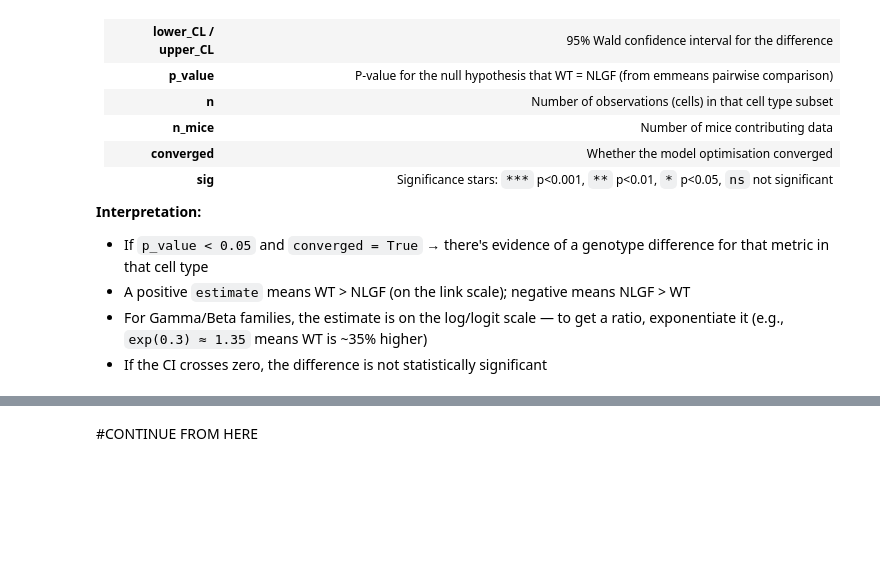
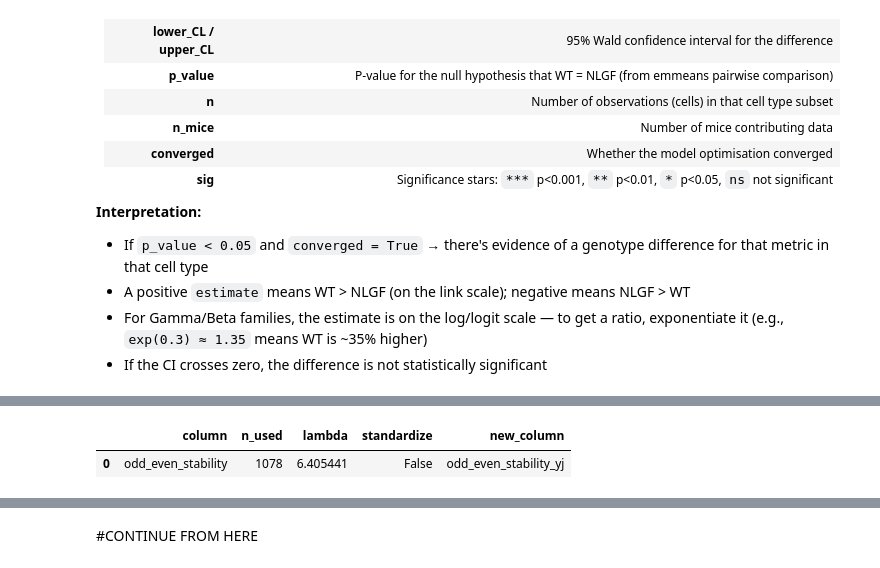
Before and after one commit to lkatsouri/NLGF_ephys_AXONA_data, a Jupyter notebook: ephys_openField_analysis.ipynb, the cells around one changed output, grey strips where cells are left out. Saved outputs shown, nothing was run; the diff lists cells and outputs as text; code cells hidden in the pictures; blank space fills up the shorter version.

```diff
--- a/ephys_openField_analysis.ipynb
+++ b/ephys_openField_analysis.ipynb
@@ -569,53 +1953,54 @@ FileNotFoundError: [Errno 2] No such file or directory: '/Users/loukia/UCL Dropb
 # %%
-import numpy as np
-import pandas as pd
-from sklearn.preprocessing import PowerTransformer
+# import numpy as np
+# import pandas as pd
+# from sklearn.preprocessing import PowerTransformer
 
-yj_cols = ["theta_modulation", "odd_even_stability"]
+# yj_cols = ["theta_modulation", "odd_even_stability"]
 
-def add_yeo_johnson_columns(df: pd.DataFrame, cols, suffix="_yj", standardize=False):
-    """
-    Adds Yeo–Johnson transformed versions of cols to df as <col><suffix>.
-    Returns (df_out, lambda_table_df)
-    """
-    df_out = df.copy()
-    lambda_rows = []
+# def add_yeo_johnson_columns(df: pd.DataFrame, cols, suffix="_yj", standardize=False):
+#     """
+#     Adds Yeo–Johnson transformed versions of cols to df as <col><suffix>.
+#     Returns (df_out, lambda_table_df)
+#     """
+#     df_out = df.copy()
+#     lambda_rows = []
 
-    for col in cols:
-        if col not in df_out.columns:
-            print(f"Skipping {col}: not in dataframe")
-            continue
+#     for col in cols:
+#         if col not in df_out.columns:
+#             print(f"Skipping {col}: not in dataframe")
+#             continue
 
-        s = pd.to_numeric(df_out[col], errors="coerce")
-        mask = s.notna()
+#         s = pd.to_numeric(df_out[col], errors="coerce")
+#         mask = s.notna()
 
-        if mask.sum() < 3:
-            print(f"Skipping {col}: not enough non-missing values (n={mask.sum()})")
-            df_out[col + suffix] = np.nan
-            continue
+#         if mask.sum() < 3:
+#             print(f"Skipping {col}: not enough non-missing values (n={mask.sum()})")
+#             df_out[col + suffix] = np.nan
+#             continue
 
-        pt = PowerTransformer(method="yeo-johnson", standardize=standardize)
-        yj = pt.fit_transform(s.loc[mask].to_numpy().reshape(-1, 1)).ravel()
+#         pt = PowerTransformer(method="yeo-johnson", standardize=standardize)
+#         yj = pt.fit_transform(s.loc[mask].to_numpy().reshape(-1, 1)).ravel()
 
-        df_out[col + suffix] = np.nan
-        df_out.loc[mask, col + suffix] = yj
+#         df_out[col + suffix] = np.nan
+#         df_out.loc[mask, col + suffix] = yj
 
-        lambda_rows.append({
-            "column": col,
-            "n_used": int(mask.sum()),
-            "lambda": float(pt.lambdas_[0]),
-            "standardize": bool(standardize),
-            "new_column": col + suffix
-        })
+#         lambda_rows.append({
+#             "column": col,
+#             "n_used": int(mask.sum()),
+#             "lambda": float(pt.lambdas_[0]),
+#             "standardize": bool(standardize),
+#             "new_column": col + suffix
+#         })
 
-    lambda_df = pd.DataFrame(lambda_rows)
-    return df_out, lambda_df
+#     lambda_df = pd.DataFrame(lambda_rows)
+#     return df_out, lambda_df
 
-df_open_field, yj_lambda_table = add_yeo_johnson_columns(
-    df_open_field, yj_cols, suffix="_yj", standardize=False
-)
+# df_open_field, yj_lambda_table = add_yeo_johnson_columns(
+#     df_open_field, yj_cols, suffix="_yj", standardize=False
+# )
 
-display(yj_lambda_table)
-save_path = os.path.join(OPEN_FIELD_OUTDIR, "yeo_johnson_lambda_table.csv")
-yj_lambda_table.to_csv(save_path, index=False)
-print("Saved Yeo-Johnson lambda table to:", save_path)
+# display(yj_lambda_table)
+# save_path = os.path.join(OPEN_FIELD_OUTDIR, "yeo_johnson_lambda_table.csv")
+# yj_lambda_table.to_csv(save_path, index=False)
+# print("Saved Yeo-Johnson lambda table to:", save_path)
+# %% [output]
@@ -621,0 +2008,2 @@ print("Saved Yeo-Johnson lambda table to:", save_path)
+|  | column | n_used | lambda | standardize | new_column |
+| 0 | odd_even_stability | 1078 | 6.405441 | False | odd_even_stability_yj |
```
Also changed, not shown: parts of 22 cells of this notebook, 1 other file.
